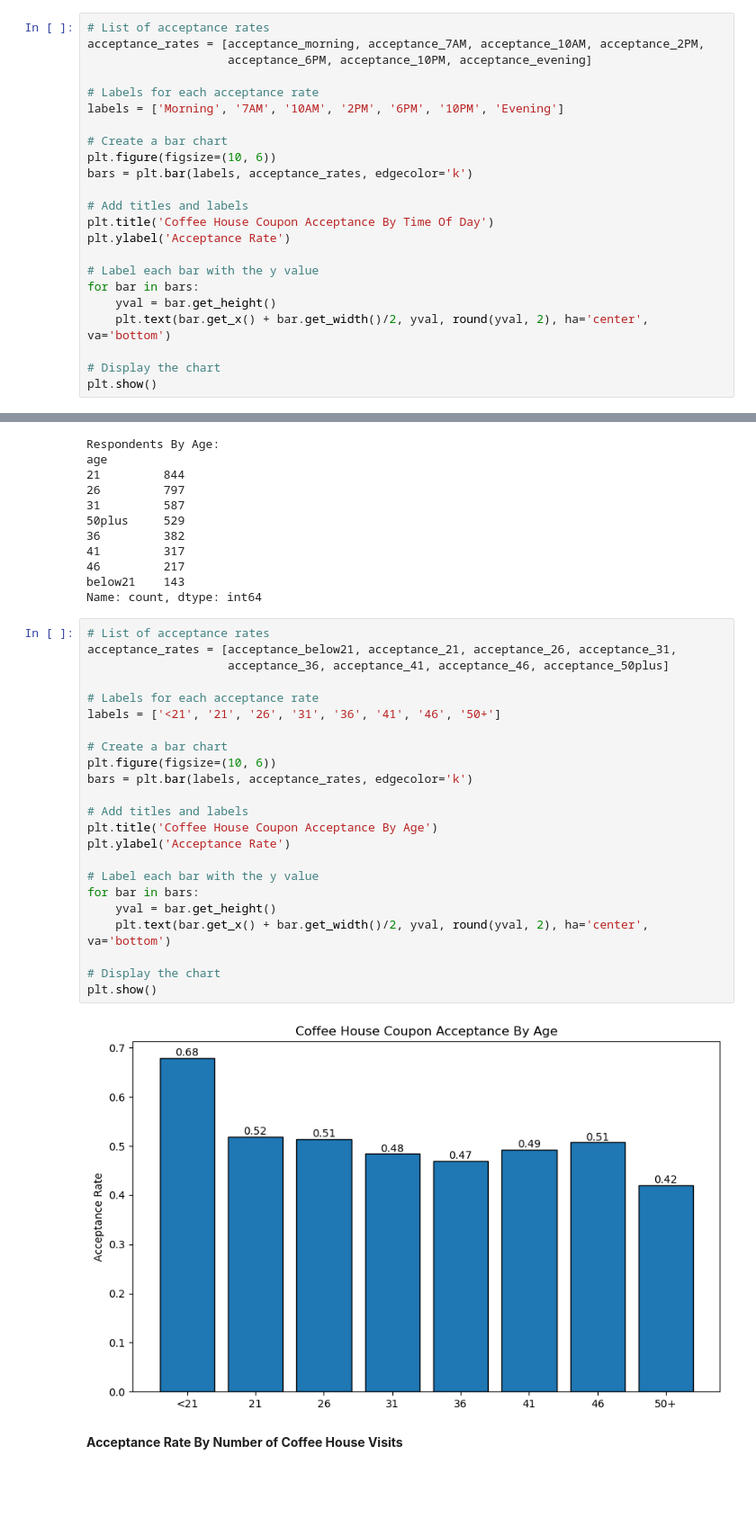
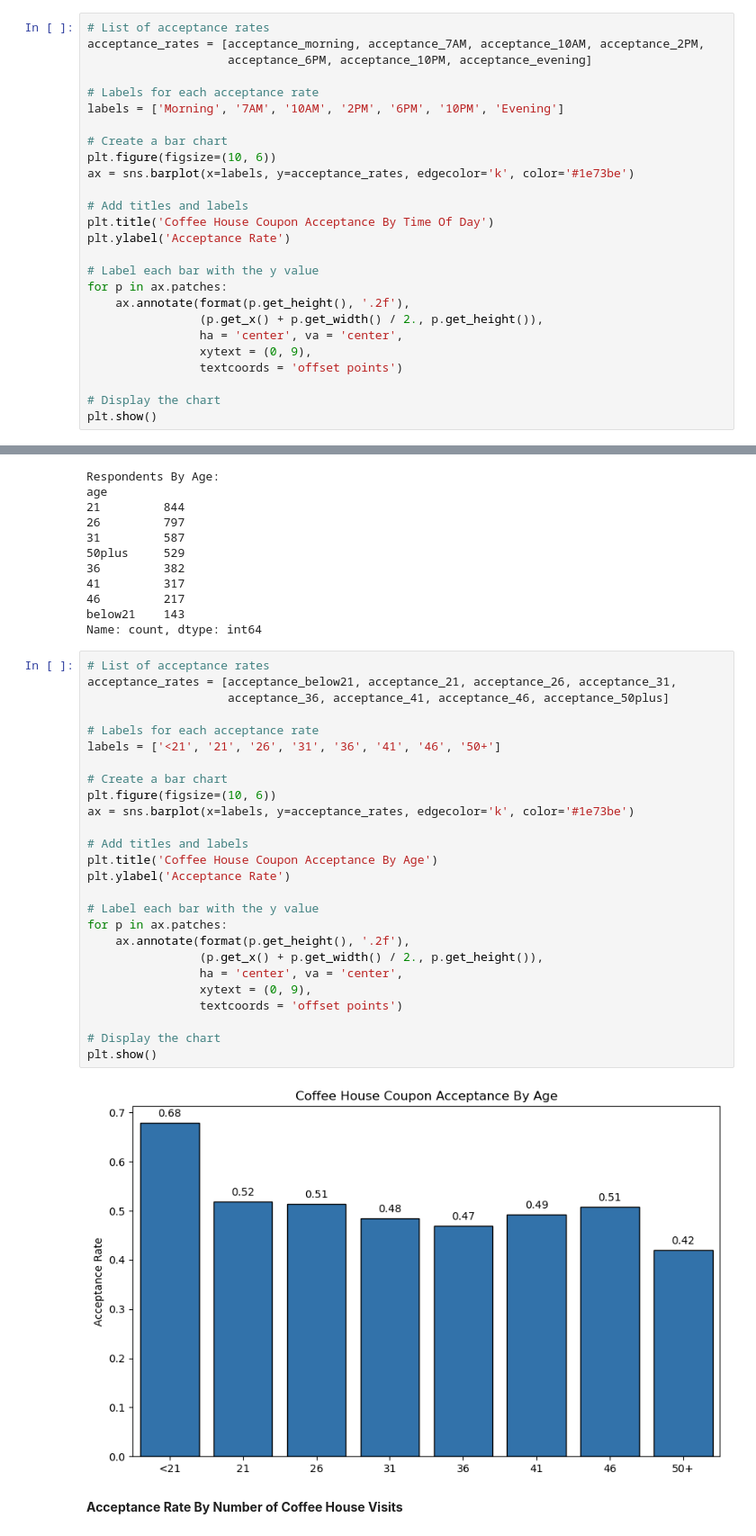
Before and after one commit to odeanmaye/coupon-analysis, a Jupyter notebook: prompt.ipynb, the cells around one changed output, grey strips where cells are left out. Shown: that part at 90% size. Drawn from its saved outputs; the diff is of its cells as text; blank space fills up the shorter version.

```diff
--- a/prompt.ipynb
+++ b/prompt.ipynb
@@ -397,16 +401,19 @@ labels = ['Morning', '7AM', '10AM', '2PM', '6PM', '10PM', 'Evening']
 
 # Create a bar chart
 plt.figure(figsize=(10, 6))
-bars = plt.bar(labels, acceptance_rates, edgecolor='k')
+ax = sns.barplot(x=labels, y=acceptance_rates, edgecolor='k', color='#1e73be')
 
 # Add titles and labels
 plt.title('Coffee House Coupon Acceptance By Time Of Day')
 plt.ylabel('Acceptance Rate')
 
 # Label each bar with the y value
-for bar in bars:
-    yval = bar.get_height()
-    plt.text(bar.get_x() + bar.get_width()/2, yval, round(yval, 2), ha='center', va='bottom')
+for p in ax.patches:
+    ax.annotate(format(p.get_height(), '.2f'),
+                (p.get_x() + p.get_width() / 2., p.get_height()),
+                ha = 'center', va = 'center',
+                xytext = (0, 9),
+                textcoords = 'offset points')
 
 # Display the chart
 plt.show()
@@ -456,28 +463,31 @@ Name: count, dtype: int64
 # %%
 # List of acceptance rates
 acceptance_rates = [acceptance_below21, acceptance_21, acceptance_26, acceptance_31,
                     acceptance_36, acceptance_41, acceptance_46, acceptance_50plus]
 
 # Labels for each acceptance rate
 labels = ['<21', '21', '26', '31', '36', '41', '46', '50+']
 
 # Create a bar chart
 plt.figure(figsize=(10, 6))
-bars = plt.bar(labels, acceptance_rates, edgecolor='k')
+ax = sns.barplot(x=labels, y=acceptance_rates, edgecolor='k', color='#1e73be')
 
 # Add titles and labels
 plt.title('Coffee House Coupon Acceptance By Age')
 plt.ylabel('Acceptance Rate')
 
 # Label each bar with the y value
-for bar in bars:
-    yval = bar.get_height()
-    plt.text(bar.get_x() + bar.get_width()/2, yval, round(yval, 2), ha='center', va='bottom')
+for p in ax.patches:
+    ax.annotate(format(p.get_height(), '.2f'),
+                (p.get_x() + p.get_width() / 2., p.get_height()),
+                ha = 'center', va = 'center',
+                xytext = (0, 9),
+                textcoords = 'offset points')
 
 # Display the chart
 plt.show()
 # %% [output]
-[figure, old version]
+[figure, new version]
 # %% [markdown]
 **Acceptance Rate By Number of Coffee House Visits**
 # %%
```
Also changed, not shown: parts of 9 cells of this notebook.
